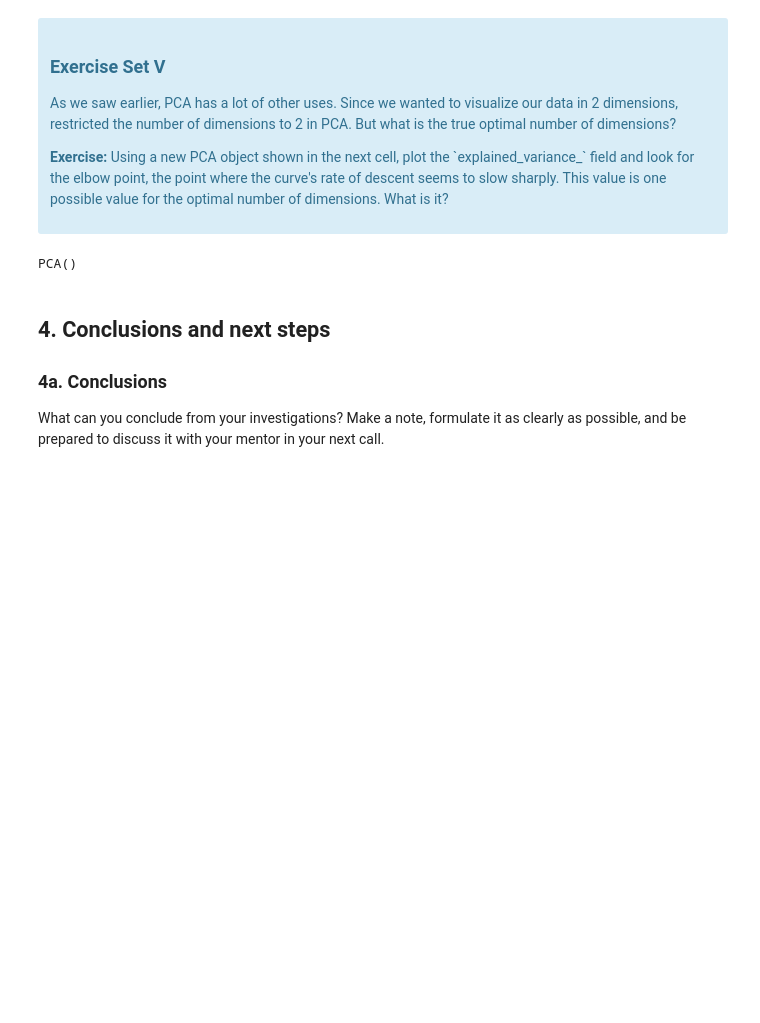
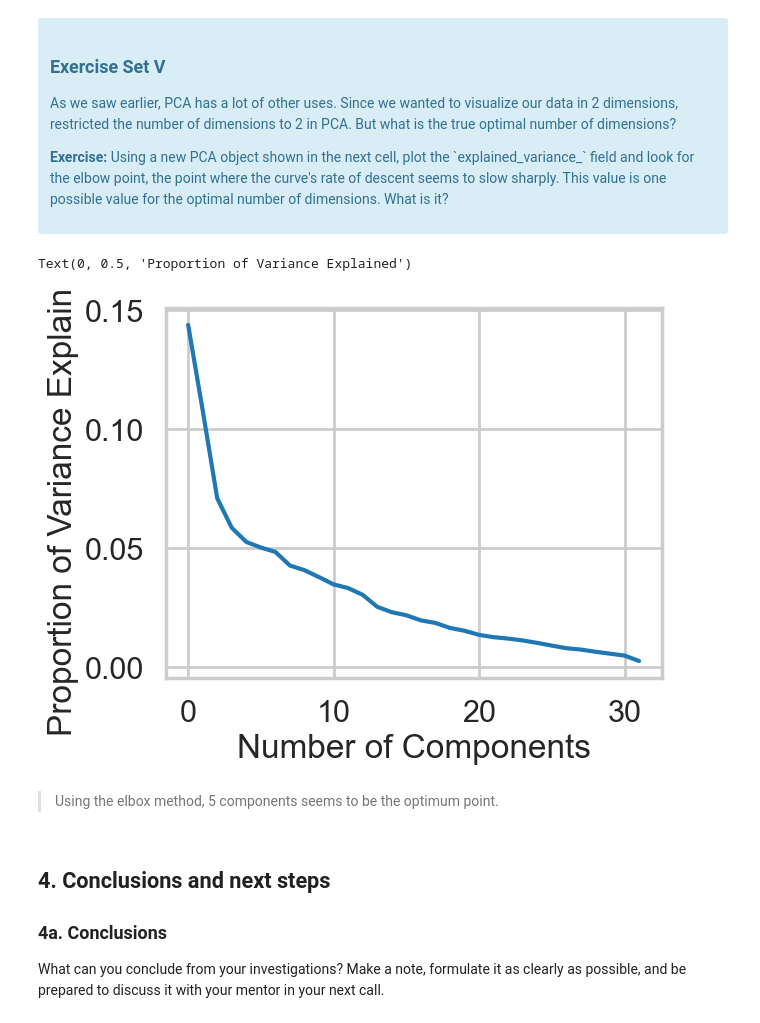
Before and after one commit to mdgarber/Clustering_Case_Study, a Jupyter notebook: 1602764303_Clustering_Case_Study_updated_10_15_2020/Clustering Case Study - Customer Segmentation with K-Means - Tier 3.ipynb, the cells around one changed output. Cells and saved outputs as stored; diff of their text form; code cells hidden in the pictures; blank space fills up the shorter version.

```diff
--- a/1602764303_Clustering_Case_Study_updated_10_15_2020/Clustering Case Study - Customer Segmentation with K-Means - Tier 3.ipynb
+++ b/1602764303_Clustering_Case_Study_updated_10_15_2020/Clustering Case Study - Customer Segmentation with K-Means - Tier 3.ipynb
@@ -382,14 +401,29 @@ What we've done is we've taken those columns of 0/1 indicator variables, and we'
 </div>
 # %%
 #your turn
+
 # Initialize a new PCA model with a default number of components.
 import sklearn.decomposition
+# Initialize a variable, called pca, and assign it sklearn.decomposition.PCA()
 pca = sklearn.decomposition.PCA()
+
+# Call fit() on pca, with X passed to the method
 pca.fit(X)
 
-# Do the rest on your own :)
+# Let's finish this :)  Make a variable called variance
+variance = pca.explained_variance_ratio_
+
+# Plot() it
+plt.plot(range(len(variance)), variance)
+
+# Label the axes
+plt.xlabel("Number of Components")
+plt.ylabel("Proportion of Variance Explained")
 # %% [output]
-PCA()
+Text(0, 0.5, 'Proportion of Variance Explained')
+[figure, added]
+# %% [markdown]
+> Using the elbox method, 5 components seems to be the optimum point.
 # %% [markdown]
 ## 4. Conclusions and next steps
 ### 4a. Conclusions
```
Also changed, not shown: parts of 3 cells of this notebook.
